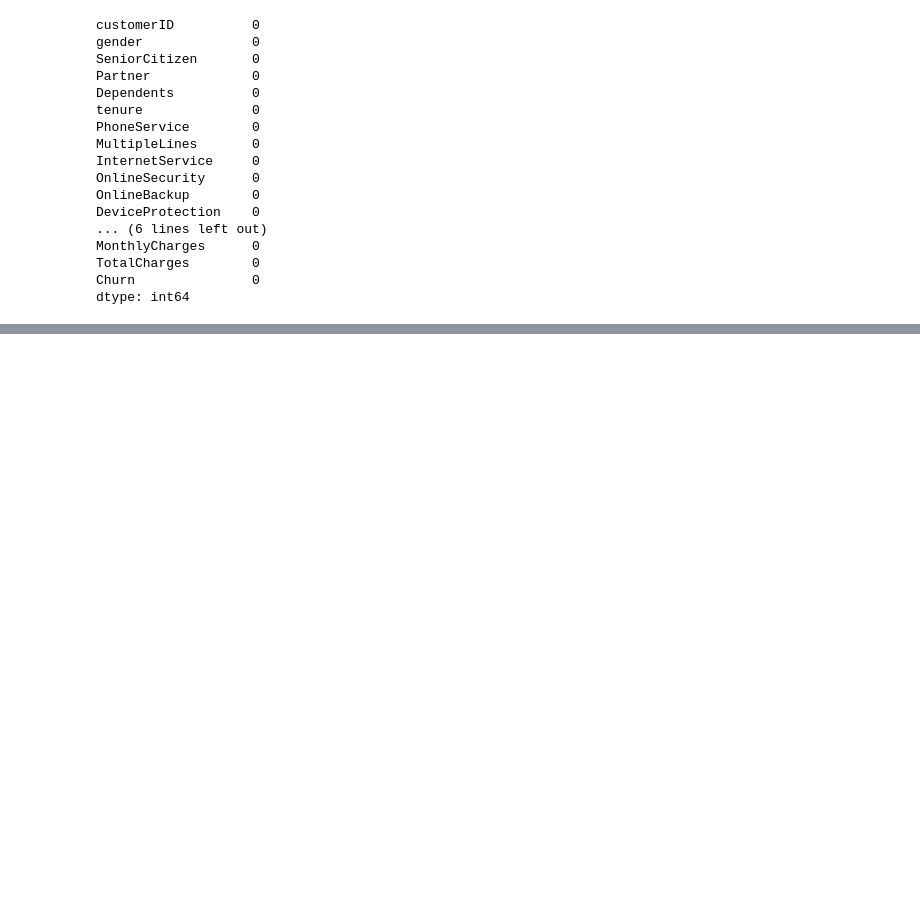
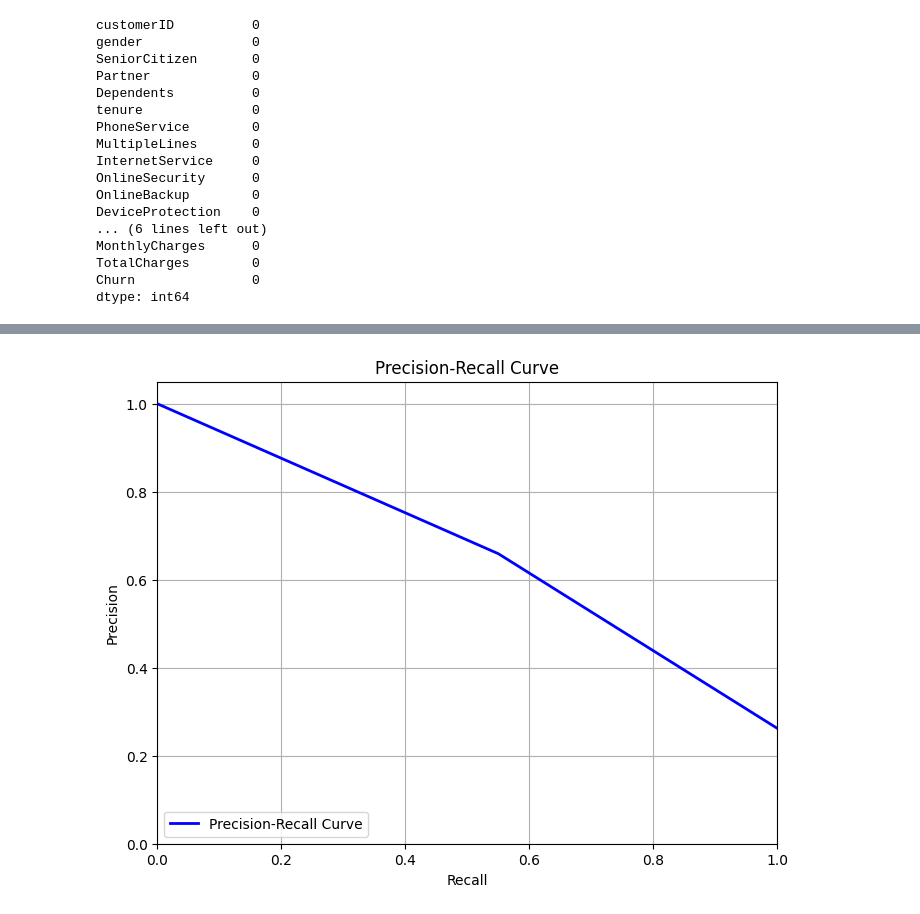
Before and after one commit to swastikbanerjee/ML_Lab, a Jupyter notebook: 2348566_Lab5.ipynb, the cells around one changed output, grey strips where cells are left out. Saved outputs shown, nothing was run; the diff lists cells and outputs as text; code cells hidden in the pictures; blank space fills up the shorter version.

```diff
--- a/2348566_Lab5.ipynb
+++ b/2348566_Lab5.ipynb
@@ -68,0 +253,23 @@ data.replace({'Gender':{'Male':0,'Female':1},'Partner':{'Yes':1,'No':0},'Depende
+# %%
+import matplotlib.pyplot as plt
+from sklearn.metrics import precision_recall_curve
+
+# Calculate precision and recall
+precision, recall, thresholds = precision_recall_curve(Y_test, Y_pred)
+
+# Precision = (True Positives) / (True Positives + False Positives)
+# Recall = (True Positives) / (True Positives + False Negatives)
+
+# Plot the Precision-Recall curve
+plt.figure(figsize=(8, 6))
+plt.plot(recall, precision, color='blue', lw=2, label='Precision-Recall Curve')
+plt.xlabel('Recall')
+plt.ylabel('Precision')
+plt.title('Precision-Recall Curve')
+plt.legend(loc='lower left')
+plt.xlim([0.0, 1.0])
+plt.ylim([0.0, 1.05])
+plt.grid(True)
+plt.show()
+# %% [output]
+[figure, added]
```
Also changed, not shown: parts of 20 cells of this notebook.
